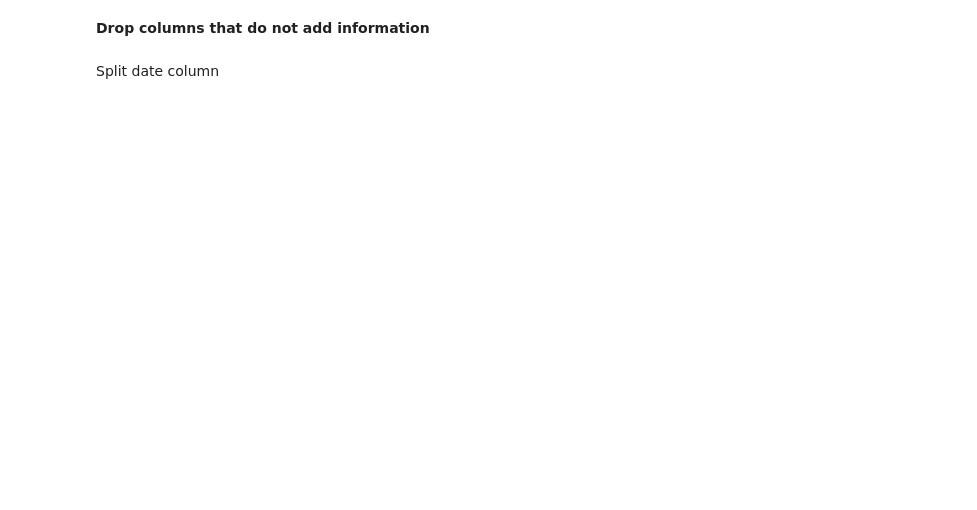
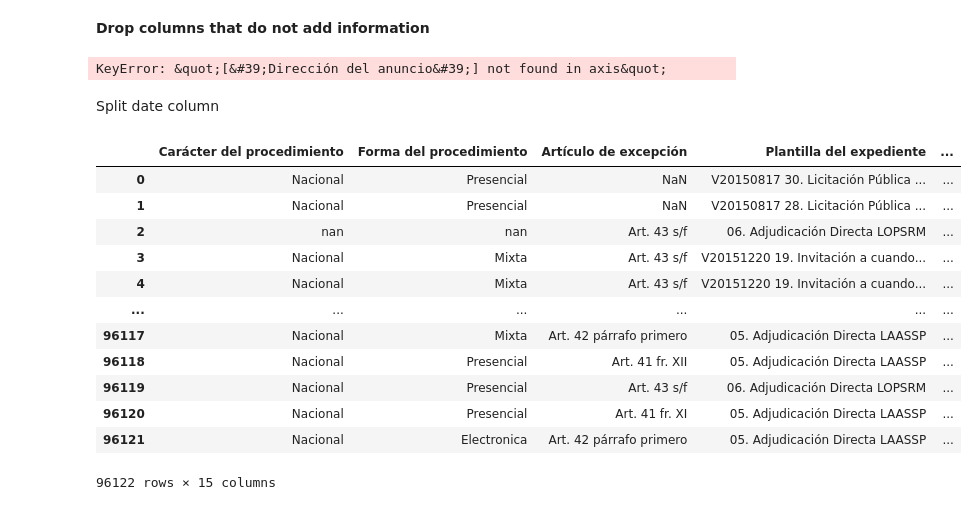
Before and after one commit to ML-Group-Col/Exped_Visualizations, a Jupyter notebook: assignment4_2.ipynb, the cells around one changed output. Drawn from its saved outputs; the diff is of its cells as text; code cells hidden in the pictures; blank space fills up the shorter version.

```diff
--- a/assignment4_2.ipynb
+++ b/assignment4_2.ipynb
@@ -87,23 +118,54 @@ df = most_freq_words(freq_dict, df, 3)
 # %% [markdown]
 **Drop columns that do not add information**
 # %%
-df = df.drop(['Título del expediente','Descripción del Anuncio','Fecha de creación','Fecha de última modificacion', 'Vigencia del anuncio','Dirección del anuncio'], axis=1)
+df = df.drop(['Descripción del Anuncio'], axis=1)
+# %% [output]
+KeyError: &quot;[&#39;Dirección del anuncio&#39;] not found in axis&quot;
 # %% [markdown]
 Split date column
 # %%
 import re
 
 def split_date(string):
+    '''
+    The function split the date strings into separeted columns with split characters of '-',' ', and ':'.
+    Input:
+        string: the date string
+    Output:
+        a list with the separeted string as integers
+    '''
+
     return [int(string_) for string_ in re.split('-|\ |\:', string)]
 # %%
 def transform_date_columns(data):
     '''
     This function transforms a date string (AAAA-MM-DD HH:mm) to separate columns
+    Input:
+        data: 2D array of values to split.
+    Output:
+        date_divided: 2D array with the elements vectorized into separate elements
     '''
-    # Check if column is type date if not to tranform it
+    # Check if column is type date is string
     if data.dtype == 'O':
+        # Split the string for each list of strings
         date_divided = [split_date(string) for string in data]
 
     return date_divided
 # %%
-temp = pd.concat([ df.drop('Publicación del anuncio',axis=1), pd.DataFrame(transform_date_columns(df['Publicación del anuncio'].values),columns=['Año_pub','Mes_pub','Dia_pub','Hora_pub','Min_pub'])], axis=1)
+# Get the date divided and add it to the original dataframe
+df = pd.concat([ df.drop('Publicación del anuncio',axis=1), pd.DataFrame(transform_date_columns(df['Publicación del anuncio'].values),columns=['Año_pub','Mes_pub','Dia_pub','Hora_pub','Min_pub'])], axis=1)
+df
+# %% [output]
+|  | Carácter del procedimiento | Forma del procedimiento | Artículo de excepción | Plantilla del expediente | ... |
+| 0 | Nacional | Presencial | NaN | V20150817 30. Licitación Pública ... | ... |
+| 1 | Nacional | Presencial | NaN | V20150817 28. Licitación Pública ... | ... |
+| 2 | nan | nan | Art. 43 s/f | 06. Adjudicación Directa LOPSRM | ... |
+| 3 | Nacional | Mixta | Art. 43 s/f | V20151220 19. Invitación a cuando... | ... |
+| 4 | Nacional | Mixta | Art. 43 s/f | V20151220 19. Invitación a cuando... | ... |
+| ... | ... | ... | ... | ... | ... |
+| 96117 | Nacional | Mixta | Art. 42 párrafo primero | 05. Adjudicación Directa LAASSP | ... |
+| 96118 | Nacional | Presencial | Art. 41 fr. XII | 05. Adjudicación Directa LAASSP | ... |
+| 96119 | Nacional | Presencial | Art. 43 s/f | 06. Adjudicación Directa LOPSRM | ... |
+| 96120 | Nacional | Presencial | Art. 41 fr. XI | 05. Adjudicación Directa LAASSP | ... |
+| 96121 | Nacional | Electronica | Art. 42 párrafo primero | 05. Adjudicación Directa LAASSP | ... |
+96122 rows × 15 columns
```
Also changed, not shown: parts of 7 cells of this notebook, 2 other files.
